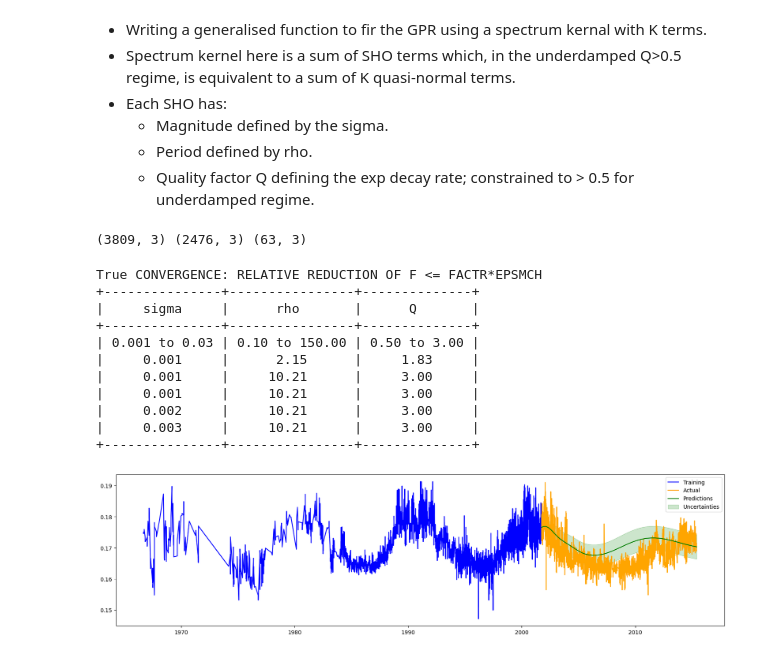
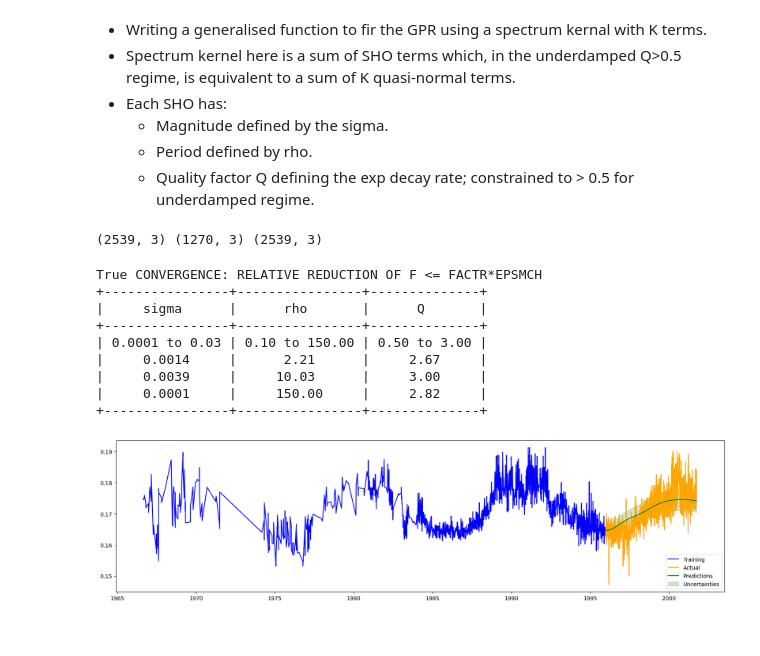
Before and after one commit to JoeyWee1/SolarCycleForecasting, a Jupyter notebook: GPR_Spectrum_Kernel.ipynb, the cells around one changed output. Cells and saved outputs as stored; diff of their text form; code cells hidden in the pictures.

Commit message:
got the spectrum working with logspace initial conditions

```diff
--- a/GPR_Spectrum_Kernel.ipynb
+++ b/GPR_Spectrum_Kernel.ipynb
@@ -31,7 +31,7 @@ data = data.set_index('datetime')
 
 
 # No need to down sample the dataset here. yay!
-def split_df(df, train_split=0.6, valid_split=0.39):
+def split_df(df, train_split=0.4, valid_split=0.2):
     n = len(df)
     train_idx = round(train_split * n)
     valid_idx = round((train_split + valid_split) * n)
@@ -58,7 +58,7 @@ train_std  = train_df["sind"].std()
 error_percent = 5
 train_yerr = train_df['sind'] * error_percent / 100
 # %% [output]
-(3809, 3) (2476, 3) (63, 3)
+(2539, 3) (1270, 3) (2539, 3)
 # %%
 def set_params(log_params, k, gp):
     # k = len(log_params) // 3
@@ -80,19 +80,26 @@ def NLL(log_params, gp, k, y):
     gp.recompute(quiet=True)
     return -gp.log_likelihood(y)
 
-def fit_spec_gpr(k=2, plot = True):
+def fit_spec_gpr(k=2, plot = True, random_initial = False):
     '''
     k is at minimum 1
     '''
     # Create the initial conditions as required by the k value
-    sigma_0s = [train_std/k for k_idx in range(k)]
-    rho_0s = [np.random.uniform(1,120) for k_idx in range(k)]
-    q_0s = [np.random.uniform(0.5,3) for k_idx in range(k)]
+    if random_initial:
+        sigma_0s = [train_std/k for k_idx in range(k)]
+        rho_0s = [np.random.uniform(1,120) for k_idx in range(k)]
+        q_0s = [np.random.uniform(0.5,3) for k_idx in range(k)]
+
+    else:
+        sigma_0s = [train_std/k for k_idx in range(k)]
+        rho_0s = np.logspace(0,np.log10(120),k)
+        q_0s = [np.random.uniform(0.5,3) for k_idx in range(k)]
+
     # Take the log to create initial guesses
     initial_guess = np.concatenate([np.log(sigma_0s), np.log(rho_0s), np.log(q_0s)])
     # Create the bounds
     sigma_upper = 5 * train_std
-    sigma_bounds = [(np.log(0.001), np.log(sigma_upper)) for k_idx in range(k)]
+    sigma_bounds = [(np.log(1e-4), np.log(sigma_upper)) for k_idx in range(k)]
     rho_bounds = [(np.log(0.1), np.log(150)) for k_idx in range(k)]
     q_bounds = [(np.log(0.5),np.log(3)) for k_idx in range(k)]
     bounds = np.concatenate([sigma_bounds, rho_bounds, q_bounds])
@@ -113,48 +120,46 @@ def fit_spec_gpr(k=2, plot = True):
     # bhi = np.exp([b[1] for b in bounds])
     print(gp_res.success, gp_res.message)
     table = PrettyTable(["sigma", "rho", "Q"])
-    table.add_row([f"{np.exp(sigma_bounds[0][0]):.3f} to {np.exp(sigma_bounds[0][1]):.2f}",
+    table.add_row([f"{np.exp(sigma_bounds[0][0]):.4f} to {np.exp(sigma_bounds[0][1]):.2f}",
                             f"{np.exp(rho_bounds[0][0]):.2f} to {np.exp(rho_bounds[0][1]):.2f}",
                             f"{np.exp(q_bounds[0][0]):.2f} to {np.exp(q_bounds[0][1]):.2f}"
                    ])
     best_sigmas = best[0:k]
     best_rhos = best[k:2*k]
     best_qs = best[2*k:]
 
     for k_idx in range(k):
-        table.add_row([f"{best_sigmas[k_idx]:.3f}", f"{best_rhos[k_idx]:.2f}", f"{best_qs[k_idx]:.2f}"])
+        table.add_row([f"{best_sigmas[k_idx]:.4f}", f"{best_rhos[k_idx]:.2f}", f"{best_qs[k_idx]:.2f}"])
 
     print(table)
 
     # Predict forewards
     t_pred = valid_df['year']
     mu, cov = gp.predict(train_df['sind'], t = t_pred, return_var = True) # lt indicates long term component from SHOTerm
     sigma = np.sqrt(cov)
     # Plot
     if plot:
         results = pd.DataFrame({
         'forecast' : mu,
         'lower'    : mu - sigma,
         'upper'    : mu + sigma,
         }, index=valid_df.index)
 
         plot_predictions(
         trainingset=train_df,
         validset=valid_df,
         results=results)
 
 
-fit_spec_gpr(k=5,plot=True)
+fit_spec_gpr(k=3,plot=True)
 # %% [output]
 True CONVERGENCE: RELATIVE REDUCTION OF F <= FACTR*EPSMCH
-+---------------+----------------+--------------+
-|     sigma     |      rho       |      Q       |
-+---------------+----------------+--------------+
-| 0.001 to 0.03 | 0.10 to 150.00 | 0.50 to 3.00 |
-|     0.001     |      2.15      |     1.83     |
-|     0.001     |     10.21      |     3.00     |
-|     0.001     |     10.21      |     3.00     |
-|     0.002     |     10.21      |     3.00     |
-|     0.003     |     10.21      |     3.00     |
-+---------------+----------------+--------------+
++----------------+----------------+--------------+
+|     sigma      |      rho       |      Q       |
++----------------+----------------+--------------+
+| 0.0001 to 0.03 | 0.10 to 150.00 | 0.50 to 3.00 |
+|     0.0014     |      2.21      |     2.67     |
+|     0.0039     |     10.03      |     3.00     |
+|     0.0001     |     150.00     |     2.82     |
++----------------+----------------+--------------+
-[figure, old version]
+[figure, new version]
```
